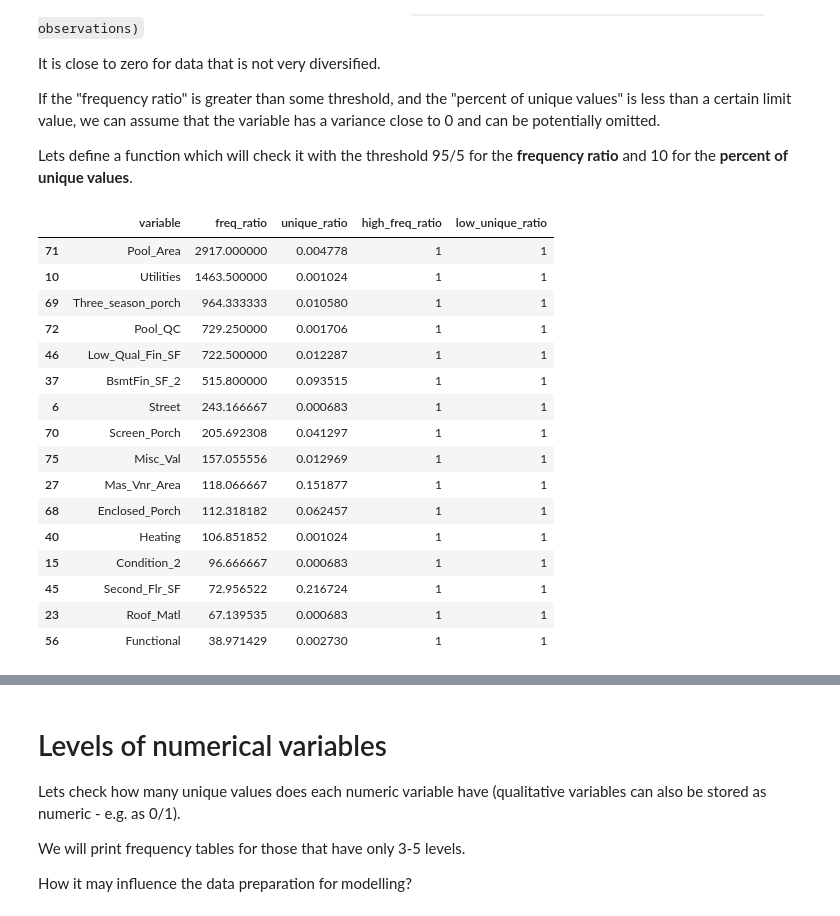
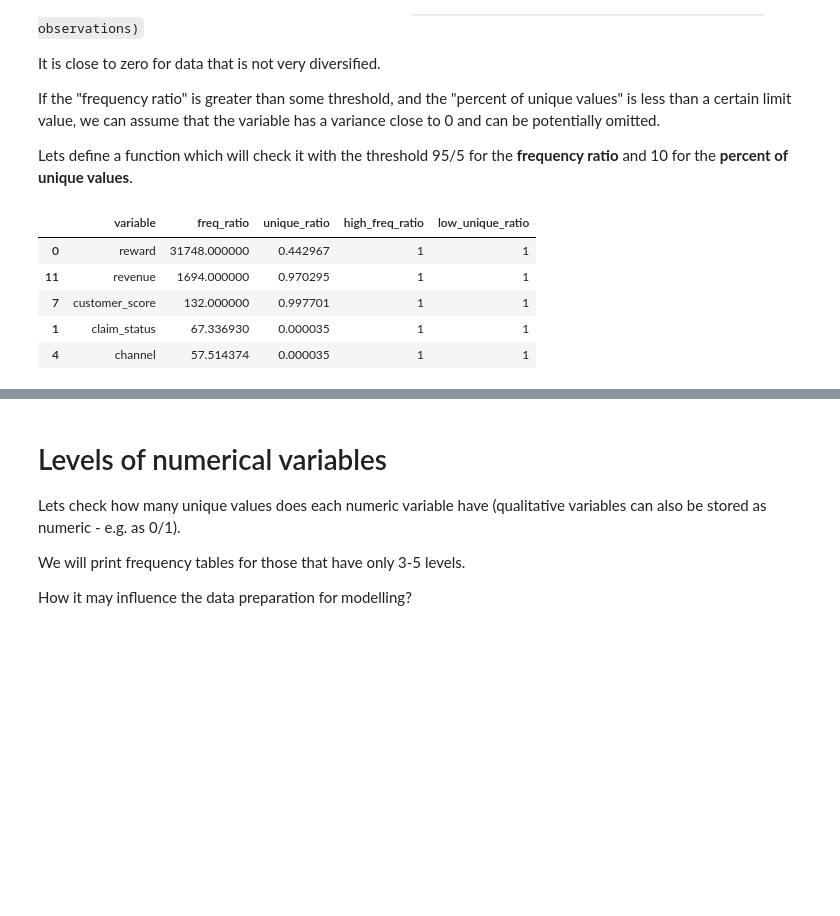
Before and after one commit to AliaksandraLabko/ML, a Jupyter notebook: ML02_data_preparation.ipynb, the cells around one changed output, grey strips where cells are left out. Drawn from its saved outputs; the diff is of its cells as text; code cells hidden in the pictures; blank space fills up the shorter version.

```diff
--- a/ML02_data_preparation.ipynb
+++ b/ML02_data_preparation.ipynb
@@ -50,7 +50,7 @@ import seaborn as sns
 import pickle
 # %%
 # lets import data
-houses = pd.read_csv("data/houses.csv")
+INS = pd.read_csv("insurance_train.csv")
 
-houses.head() # Shows the first five rows of the dataset
+INS.head(10) # Shows the first five rows of the dataset
 # %% [output]
@@ -84,0 +89,9 @@ memory usage: 1.9+ MB
+# %%
+# Basic statistics for numerical features
+print(INS.describe())
+
+# Value counts for categorical features
+cat_cols = ['person_gender', 'entity_type', 'channel', 'agent_id', 'entity_a', 'location', 'product_id']
+for col in cat_cols:
+    print(f"\n{col} value counts:")
+    print(INS[col].value_counts())  # Top 10 categories
@@ -190,17 +154,12 @@ Therefore we will replace all the levels which have no more than 25 observations
 
 # Based on the information about the dataset we can list all nominal variables
 
-nominal_variables = ['MS_SubClass', 'MS_Zoning', 'Street', 'Alley', 'Lot_Config',
-                     'Neighborhood', 'Condition_1', 'Condition_2', 'Bldg_Type',
-                     'House_Style', 'Roof_Style', 'Roof_Matl', 'Exterior_1st',
-                     'Exterior_2nd', 'Mas_Vnr_Type', 'Foundation', 'Misc_Feature',
-                     'Heating', 'Central_Air', 'Garage_Type', 'Misc_Feature',
-                     'Sale_Type', 'Sale_Condition', 'Land_Contour']
+nominal_variables = ['entity_a', 'location']
 
 # Loop through each nominal variable
 for var in nominal_variables:
     # Get the value counts for each category in the variable
-    value_counts = houses[var].value_counts()
+    value_counts = INS[var].value_counts()
     print("\n")
-    print(houses[var].value_counts(dropna = False))
+    print(INS[var].value_counts(dropna = False))
 # %% [output]
@@ -224,5 +183,5 @@ Name: count, dtype: int64
 # %%
-# Lets replace all the levels which have no more than 25 observations (ca. 1% of the sample size) with the label "other"
+# Lets replace all the levels which have no more than 569 observations (ca. 1% of the sample size) with the label "other"
 
 # IMPORTANT! Remember that for a nominal variable we can combine any levels together,
 # while for an ORDINAL feature ONLY neighboring levels can be combined!
@@ -230,11 +189,11 @@ Name: count, dtype: int64
 # Loop through each nominal variable
 for var in nominal_variables:
     # Get the value counts for each category in the variable
-    value_counts = houses[var].value_counts()
-    # Identify the levels with counts not higher than 25
-    levels_to_replace = value_counts[value_counts <= 25].index
+    value_counts = INS[var].value_counts()
+    # Identify the levels with counts not higher than 569
+    levels_to_replace = value_counts[value_counts <= 569].index
     # Replace these levels with "Other"
-    houses[var] = houses[var].replace(levels_to_replace, "Other")
+    INS[var] = INS[var].replace(levels_to_replace, "Other")
 # %%
 # Lets check the frequencies of nominal variables again
 for var in nominal_variables:
@@ -335,24 +294,13 @@ def near_zero_var(df, freq_cut=95/5, unique_cut=10):
 # %%
 # and apply it to ALL VARIABLES from our dataset
 
-houses_nzv = near_zero_var(houses, freq_cut=97/3, unique_cut=10)
+INS_nzv = near_zero_var(INS, freq_cut=95/5, unique_cut=10)
 
-houses_nzv[(houses_nzv['low_unique_ratio'] == 1) & (houses_nzv['high_freq_ratio'] == 1)]
+INS_nzv[(INS_nzv['low_unique_ratio'] == 1) & (INS_nzv['high_freq_ratio'] == 1)]
 # %% [output]
 |  | variable | freq_ratio | unique_ratio | high_freq_ratio | low_unique_ratio |
-| 71 | Pool_Area | 2917.000000 | 0.004778 | 1 | 1 |
-| 10 | Utilities | 1463.500000 | 0.001024 | 1 | 1 |
-| 69 | Three_season_porch | 964.333333 | 0.010580 | 1 | 1 |
-| 72 | Pool_QC | 729.250000 | 0.001706 | 1 | 1 |
-| 46 | Low_Qual_Fin_SF | 722.500000 | 0.012287 | 1 | 1 |
-| 37 | BsmtFin_SF_2 | 515.800000 | 0.093515 | 1 | 1 |
-| 6 | Street | 243.166667 | 0.000683 | 1 | 1 |
-| 70 | Screen_Porch | 205.692308 | 0.041297 | 1 | 1 |
-| 75 | Misc_Val | 157.055556 | 0.012969 | 1 | 1 |
-| 27 | Mas_Vnr_Area | 118.066667 | 0.151877 | 1 | 1 |
-| 68 | Enclosed_Porch | 112.318182 | 0.062457 | 1 | 1 |
-| 40 | Heating | 106.851852 | 0.001024 | 1 | 1 |
-| 15 | Condition_2 | 96.666667 | 0.000683 | 1 | 1 |
-| 45 | Second_Flr_SF | 72.956522 | 0.216724 | 1 | 1 |
-| 23 | Roof_Matl | 67.139535 | 0.000683 | 1 | 1 |
-| 56 | Functional | 38.971429 | 0.002730 | 1 | 1 |
+| 0 | reward | 31748.000000 | 0.442967 | 1 | 1 |
+| 11 | revenue | 1694.000000 | 0.970295 | 1 | 1 |
+| 7 | customer_score | 132.000000 | 0.997701 | 1 | 1 |
+| 1 | claim_status | 67.336930 | 0.000035 | 1 | 1 |
+| 4 | channel | 57.514374 | 0.000035 | 1 | 1 |
```
Also changed, not shown: parts of 30 cells of this notebook.
